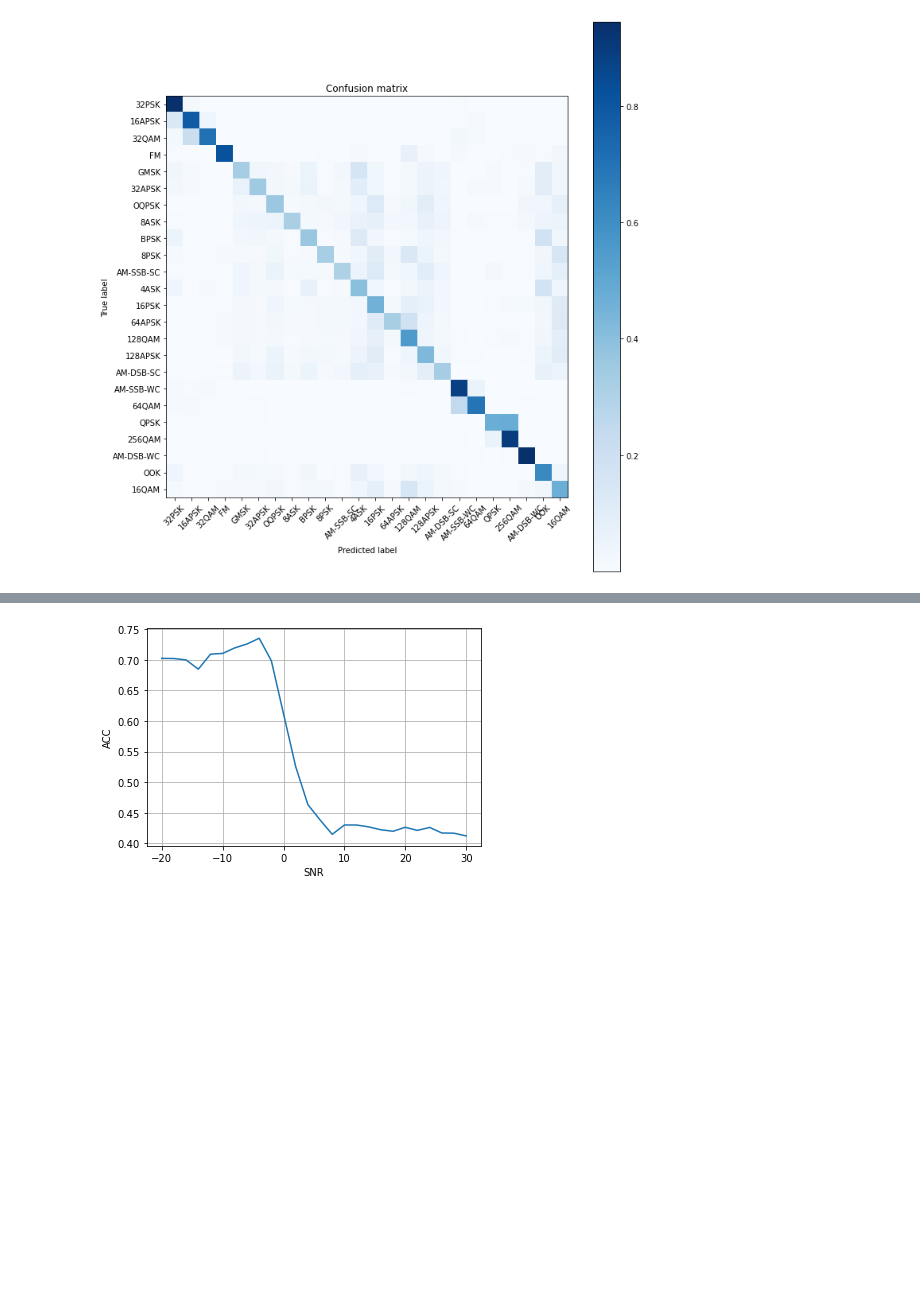
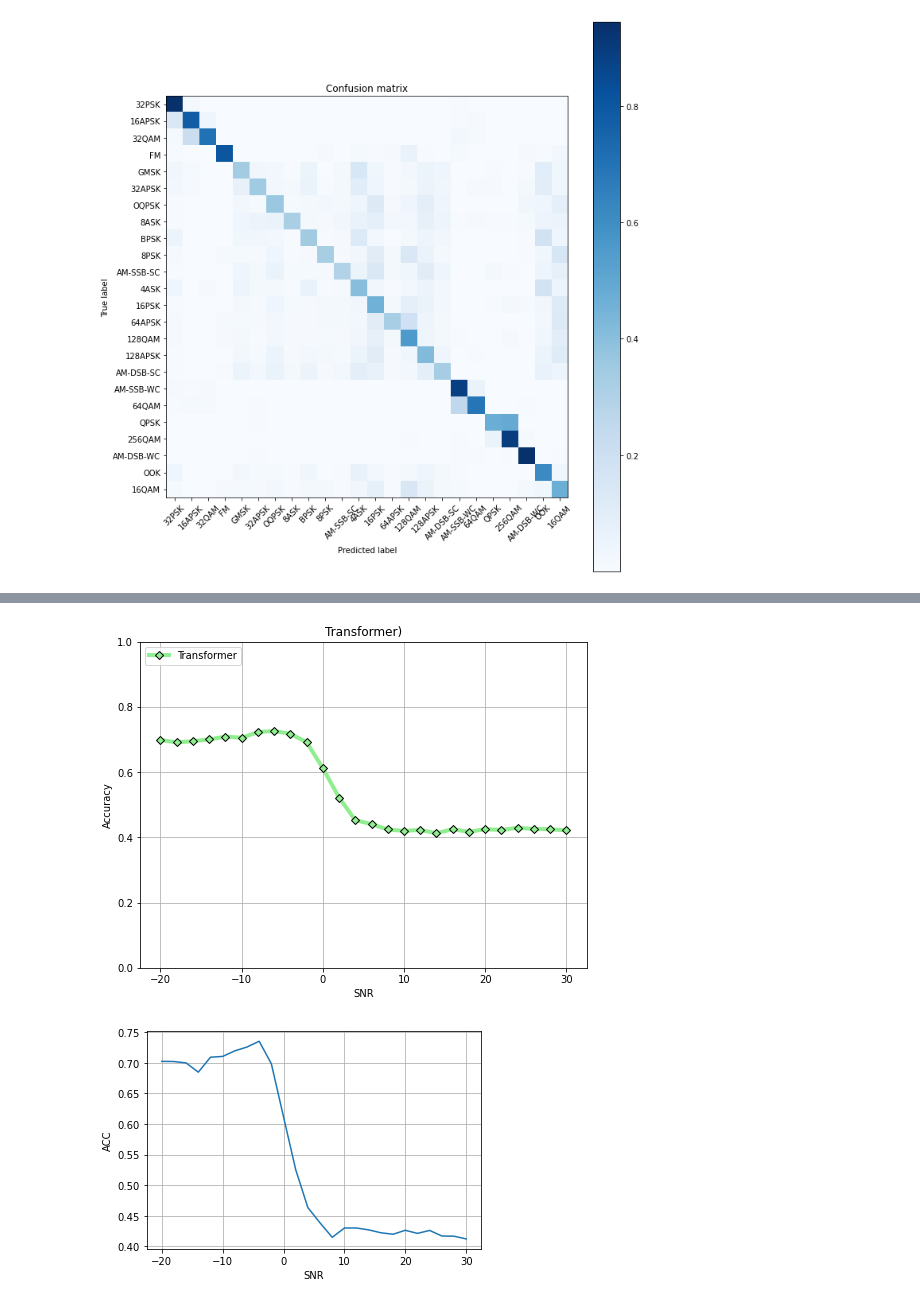
Before and after one commit to alexivaner/Deep-Learning-Based-Radio-Signal-Classification, a Jupyter notebook: Submission/Classification-proposed-model-transformer-low.ipynb, the cells around one changed output, grey strips where cells are left out. Drawn from its saved outputs; the diff is of its cells as text; code cells hidden in the pictures; blank space fills up the shorter version.

Commit message:
Add final PPT, Fix graph for transformer

```diff
--- a/Submission/Classification-proposed-model-transformer-low.ipynb
+++ b/Submission/Classification-proposed-model-transformer-low.ipynb
@@ -297,7 +321,7 @@ plt.show()
 # %% [output]
 [figure]
 # %%
-model = load_model('trafo_model.hdf5',compile = False)
+# model = load_model('trafo_model.hdf5',compile = False)
 # %%
 def plot_confusion_matrix(cm, title='Confusion matrix', cmap=plt.cm.Blues, labels=[]):
     plt.figure(figsize=(10, 10))
@@ -417,6 +434,18 @@ Overall Accuracy 30:  0.4120640207234712
 <Figure size 432x288 with 0 Axes>
 [figure]
 ... (42 outputs left out)
+# %%
+plt.figure(figsize=(8,6))
+plt.plot(acc.keys(),acc.values(),linewidth=4,color='lightgreen', marker='D', markeredgecolor='black')
+plt.ylim(0, 1)
+plt.ylabel('Accuracy')
+plt.xlabel('SNR')
+plt.title('Transformer)')
+plt.grid()
+plt.legend(['Transformer'],loc='upper left')
+plt.show()
+# %% [output]
+[figure, added]
 # %%
 
 plt.plot(acc.keys(),acc.values())
```
Also changed, not shown: parts of 6 cells of this notebook, 4 other files.
